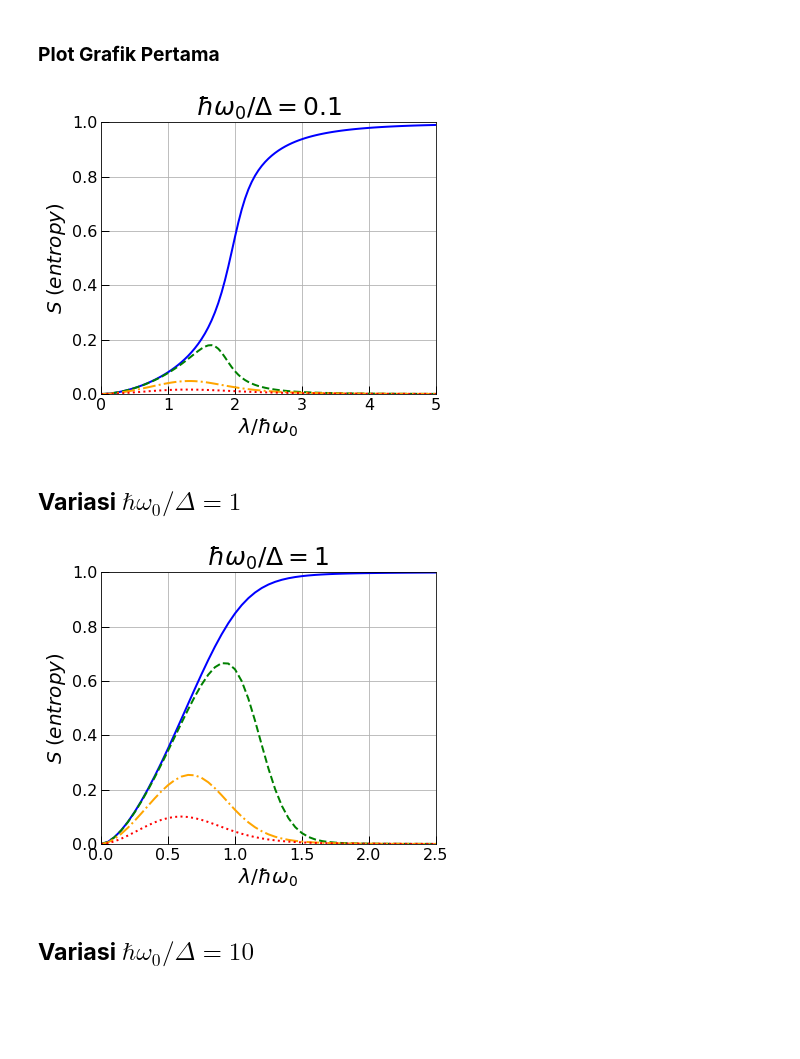
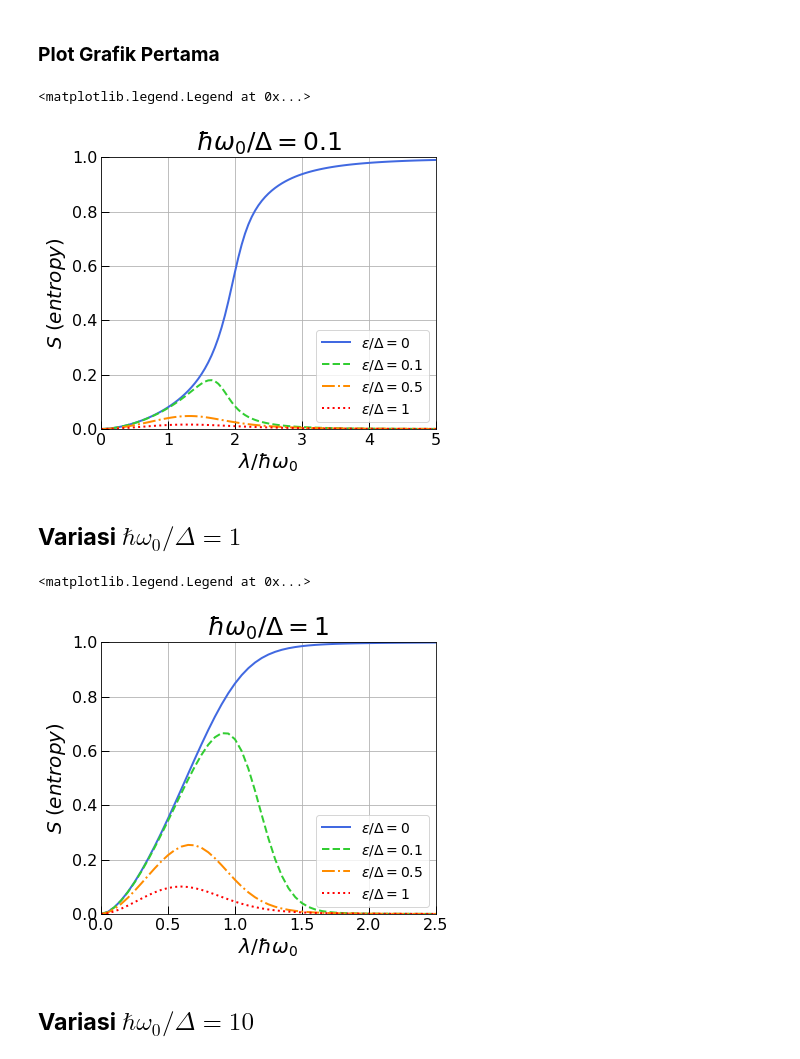
Before and after one commit to mukhamadazistholib/QubitOsc, a Jupyter notebook: entropyOsc.ipynb, the cells around one changed output. Cells and saved outputs as stored; diff of their text form; code cells hidden in the pictures; blank space fills up the shorter version.

```diff
--- a/entropyOsc.ipynb
+++ b/entropyOsc.ipynb
@@ -89,23 +89,25 @@ for j in [1, 5, 10]:
 # %%
 fig, axes = plt.subplots(1, 1, sharex=True, figsize=(6, 5))
 
-axes.plot(g_list/(2*np.pi), S, 'blue', linewidth=2)
-axes.plot(g_list/(2*np.pi), S_list[0], 'green', linewidth=2, linestyle='dashed')
-axes.plot(g_list/(2*np.pi), S_list[1], 'orange', linewidth=2, linestyle='-.')
-axes.plot(g_list/(2*np.pi), S_list[2], 'red', linewidth=2, linestyle='dotted')
+axes.plot(g_list/(2*np.pi), S, 'royalblue', linewidth=2, label=r"$\epsilon/\Delta = 0$")
+axes.plot(g_list/(2*np.pi), S_list[0], 'limegreen', linewidth=2, linestyle='dashed', label=r"$\epsilon/\Delta = 0.1$")
+axes.plot(g_list/(2*np.pi), S_list[1], 'darkorange', linewidth=2, linestyle='-.', label=r"$\epsilon/\Delta = 0.5$")
+axes.plot(g_list/(2*np.pi), S_list[2], 'red', linewidth=2, linestyle='dotted', label=r"$\epsilon/\Delta = 1$")
 
 axes.set(xlim=(0, 5), ylim=(0, 1))
 axes.set_ylabel(r"$S \;(entropy)$", fontsize=20)
 axes.set_xlabel(r"$\lambda/\hbar\omega_{0}$", fontsize=20)
 axes.set_title(r"$\hbar\omega_0/\Delta = 0.1$", fontsize=25)
 
 axes.tick_params(axis="x", direction="in", length=8, width=1, labelsize=16)
 axes.tick_params(axis="y", direction="in", length=8, width=1, labelsize=16)
 axes.tick_params(axis="x", direction="in", length=8, width=1, labelsize=16)
 
 axes.grid()
+axes.legend(loc=4, fontsize=14)
 # %% [output]
+<matplotlib.legend.Legend at 0x...>
-[figure, old version]
+[figure, new version]
 # %% [markdown]
 ## **Variasi $\hbar\omega_0/\Delta = 1$**
 # %%
@@ -135,10 +137,10 @@ for j in [0, 0.1, 0.5, 1]:
 
 fig, axes = plt.subplots(1, 1, sharex=True, figsize=(6, 5))
 
-axes.plot(g_list/(2*np.pi), S_list1[0], 'blue', linewidth=2)
-axes.plot(g_list/(2*np.pi), S_list1[1], 'green', linewidth=2, linestyle='dashed')
-axes.plot(g_list/(2*np.pi), S_list1[2], 'orange', linewidth=2, linestyle='-.')
-axes.plot(g_list/(2*np.pi), S_list1[3], 'red', linewidth=2, linestyle='dotted')
+axes.plot(g_list/(2*np.pi), S_list1[0], 'royalblue', linewidth=2, label=r"$\epsilon/\Delta = 0$")
+axes.plot(g_list/(2*np.pi), S_list1[1], 'limegreen', linewidth=2, linestyle='dashed', label=r"$\epsilon/\Delta = 0.1$")
+axes.plot(g_list/(2*np.pi), S_list1[2], 'darkorange', linewidth=2, linestyle='-.', label=r"$\epsilon/\Delta = 0.5$")
+axes.plot(g_list/(2*np.pi), S_list1[3], 'red', linewidth=2, linestyle='dotted', label=r"$\epsilon/\Delta = 1$")
 
 axes.set(xlim=(0, 2.5), ylim=(0, 1))
 axes.set_ylabel(r"$S \;(entropy)$", fontsize=20)
@@ -149,8 +151,10 @@ axes.tick_params(axis="x", direction="in", length=8, width=1, labelsize=16)
 axes.tick_params(axis="y", direction="in", length=8, width=1, labelsize=16)
 
 axes.grid()
+axes.legend(loc=4, fontsize=14)
 # %% [output]
+<matplotlib.legend.Legend at 0x...>
-[figure, old version]
+[figure, new version]
 # %% [markdown]
 ## **Variasi $\hbar\omega_0/\Delta = 10$**
 # %%
```
Also changed, not shown: parts of 1 cell of this notebook, 2 other files.
